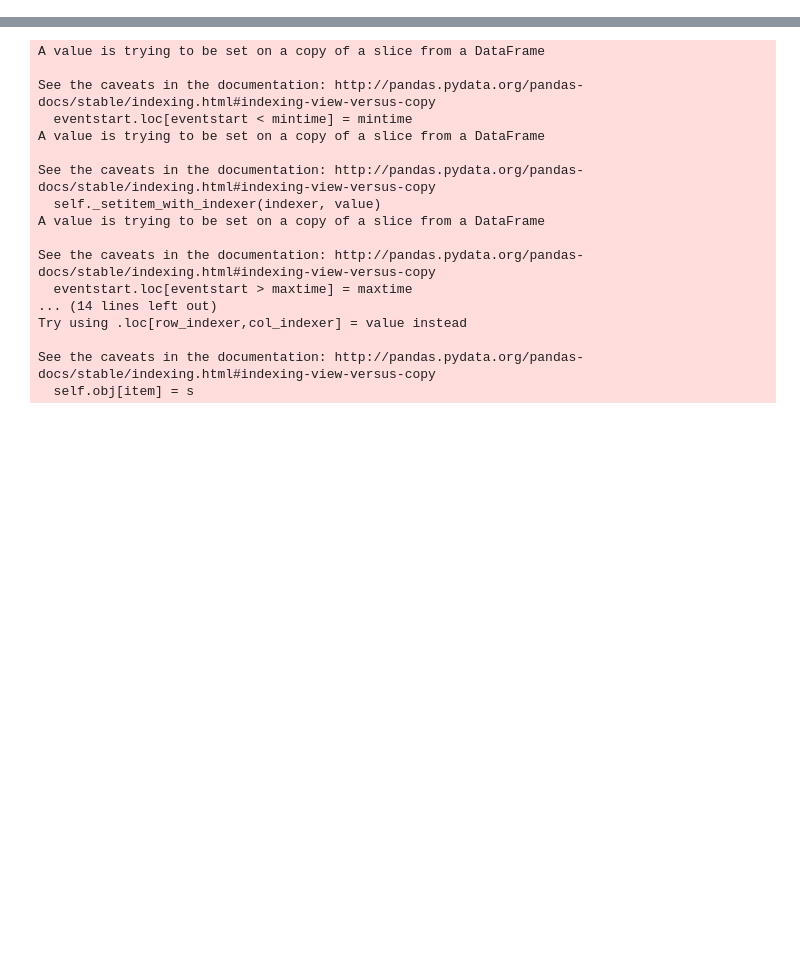
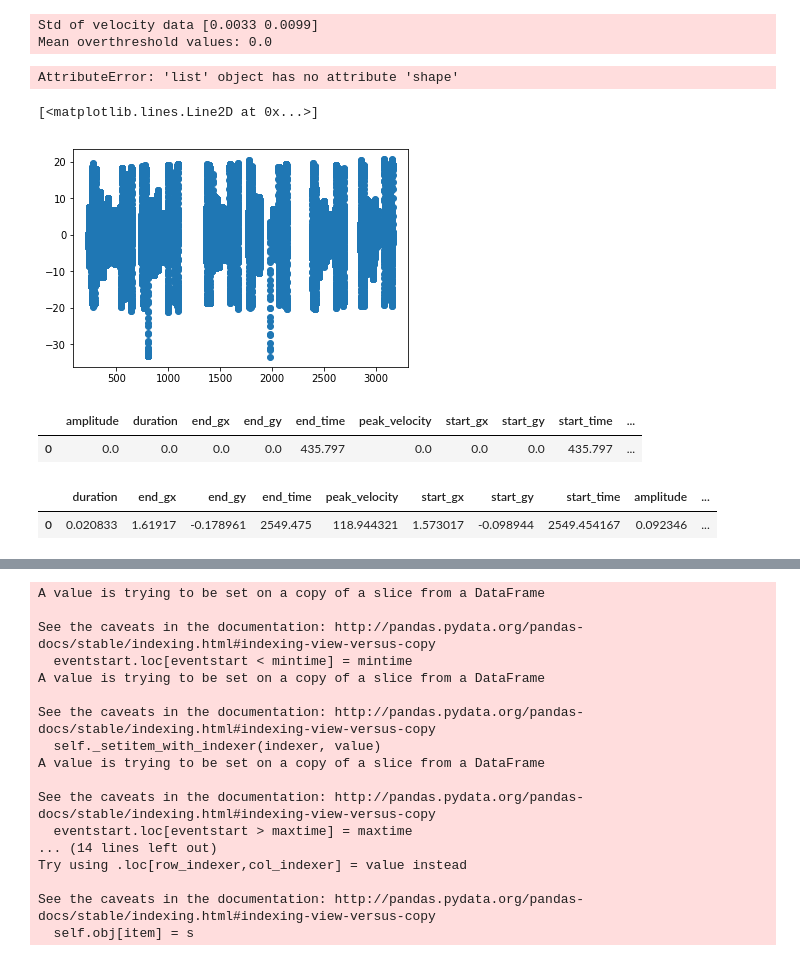
Before and after one commit to behinger/etcomp, a Jupyter notebook: code/MICROSACC.ipynb, the cells around one changed output, grey strips where cells are left out. Cells and saved outputs as stored; diff of their text form; code cells hidden in the pictures; blank space fills up the shorter version.

Commit message:
fixed microsaccade detection, now blockwise

```diff
--- a/code/MICROSACC.ipynb
+++ b/code/MICROSACC.ipynb
@@ -47,4 +28,4 @@ reached exception:optimization_calibration
 # %%
-(etsamples,etmsgs,etevents) = be_load.load_data()
+(etsamples,etmsgs,etevents) = be_load.load_data(algorithm='')
 # %% [output]
 warning: removing DC offset of time-points (to semi align eyetrackers t=0)
@@ -66,0 +57,25 @@ warning subject results et pl not found
+# %%
+subject = 'VP25'
+eyetracker = 'el'
+block=1.0
+print('block:%s,subject%s,eyetracker%s'%(block,subject,eyetracker))
+query = 'subject==@subject&eyetracker==@eyetracker'
+
+# select the start / end triggers of the microsaccade blocks
+
+sel_etmsgs = etmsgs.query(query+ "&block==@block&condition=='MICROSACC'&exp_event=='start'")
+starttime = etmsgs.query(query+"&block==@block&condition=='MICROSACC'&exp_event=='start'").msg_time.values
+endtime = etmsgs.query(query+"&block==@block&condition=='MICROSACC'&exp_event=='stop'").msg_time.values
+
+# find which samples belong into that timeframe
+sel_etsamples = etsamples.query(query)
+#is_microsaccade = helper.eventtime_to_sampletime(sel_etsamples,starttime,endtime)
+
+# set these to 1 so that we can select them
+#sel_etsamples.loc[sel_etsamples.index[is_microsaccade],'microsaccade'] = 1
+# overwrite the previous detected types, so that we can fill in the microsaccade types
+#sel_etsamples.loc[:,'type'] = np.nan
+
+#sel_etsamples = sel_etsamples.query("microsaccade==1")
+sel_etsamples = sel_etsamples.query("smpl_time>@starttime&smpl_time<@endtime")
+engbert_lambda  = 5
@@ -66,0 +96,30 @@ warning subject results et pl not found
+# %%
+from functions import detect_events as detect_events
+# Run the microsaccade detection
+sel_etsamples,sel_etevents = detect_events.make_saccades(sel_etsamples,etevents=None,et=eyetracker,engbert_lambda = engbert_lambda)
+# fill in some details
+sel_etevents = sel_etevents.assign(subject=subject)
+sel_etevents = sel_etevents.assign(eyetracker=eyetracker)
+sel_etevents = sel_etevents.assign(block=block)
+
+# remove all saccades larger than amplitude of 2
+sel_etevents = sel_etevents.query("amplitude<2")
+# %% [output]
+Std of velocity data [0.0033 0.0099]
+Mean overthreshold values: 0.0
+AttributeError: 'list' object has no attribute 'shape'
+# %%
+plt.plot(etsamples.query(query).smpl_time,etsamples.query(query).gx,'o')
+# %% [output]
+[<matplotlib.lines.Line2D at 0x...>]
+[figure, added]
+# %%
+sel_etevents
+# %% [output]
+|  | amplitude | duration | end_gx | end_gy | end_time | peak_velocity | start_gx | start_gy | start_time | ... |
+| 0 | 0.0 | 0.0 | 0.0 | 0.0 | 435.797 | 0.0 | 0.0 | 0.0 | 435.797 | ... |
+# %%
+sel_etevents
+# %% [output]
+|  | duration | end_gx | end_gy | end_time | peak_velocity | start_gx | start_gy | start_time | amplitude | ... |
+| 0 | 0.020833 | 1.61917 | -0.178961 | 2549.475 | 118.944321 | 1.573017 | -0.098944 | 2549.454167 | 0.092346 | ... |
```
Also changed, not shown: parts of 7 cells of this notebook, 1 other file.
